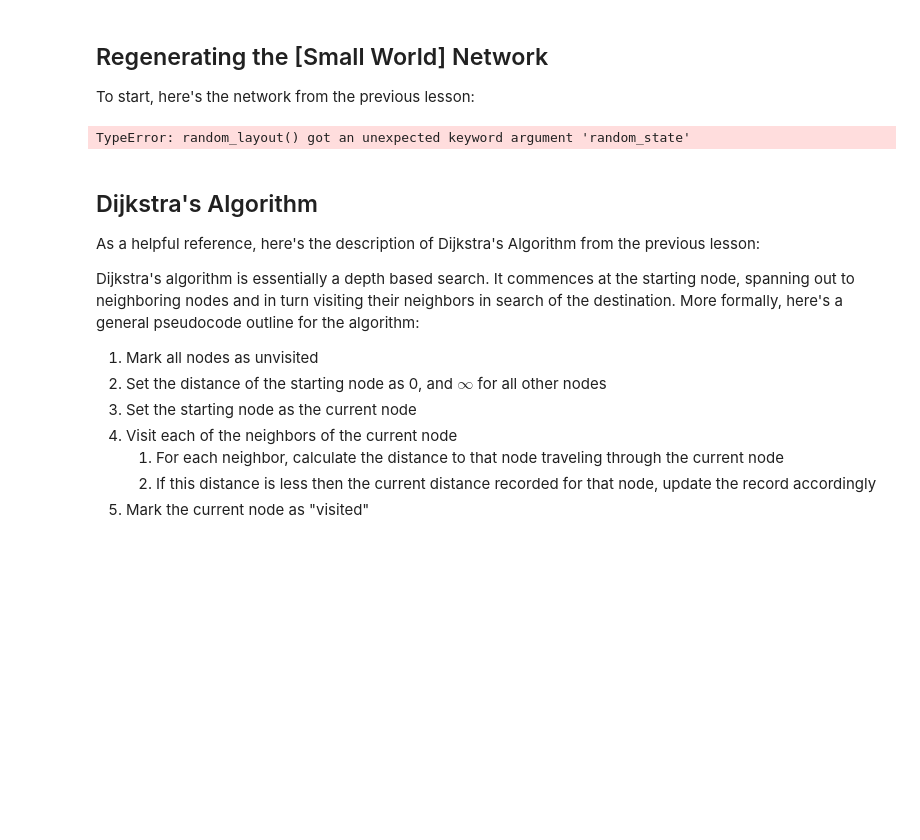
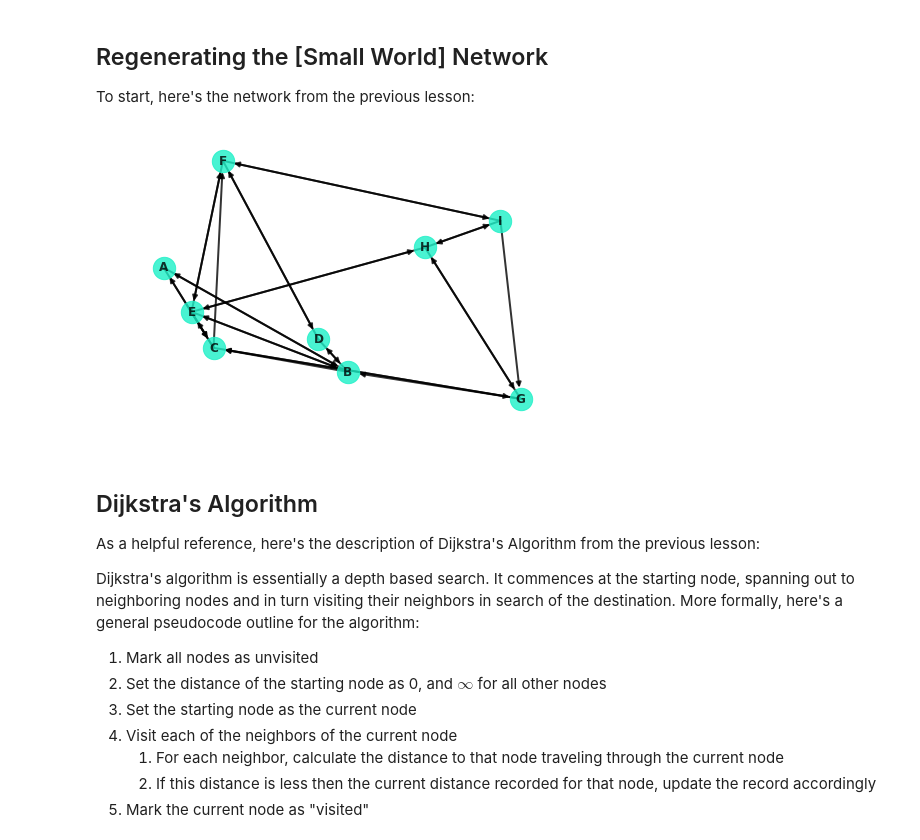
Before and after one commit to Teosoft7/dsc-3-28-07-graph-theory-simple-shortest-path-lab-seattle-ds-career-040119, a Jupyter notebook: index.ipynb, the cells around one changed output. Cells and saved outputs as stored; diff of their text form; code cells hidden in the pictures; blank space fills up the shorter version.

```diff
--- a/index.ipynb
+++ b/index.ipynb
@@ -26,10 +26,10 @@ To start, here's the network from the previous lesson:
 # %%
 G = nx.navigable_small_world_graph(3, seed=3)
 G = nx.relabel_nodes(G, dict(zip(G.nodes, ["A", "B", "C", "D", "E", "F", "G", "H", "I"])))
-nx.draw(G, pos=nx.random_layout(G, =9), with_labels=True, node_color="#1cf0c7",
+nx.draw(G, pos=nx.random_layout(G, seed=9), with_labels=True, node_color="#1cf0c7",
         node_size=500, font_weight="bold", width=2, alpha=.8)
 # %% [output]
-TypeError: random_layout() got an unexpected keyword argument 'random_state'
+[figure, added]
 # %% [markdown]
 ## Dijkstra's Algorithm
 
```
